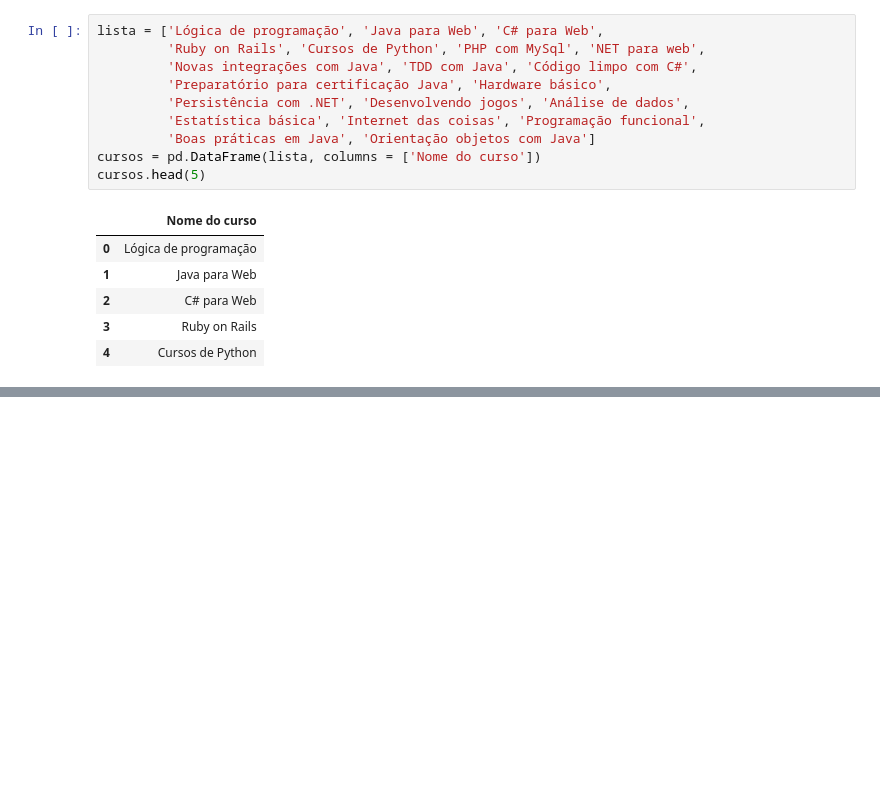
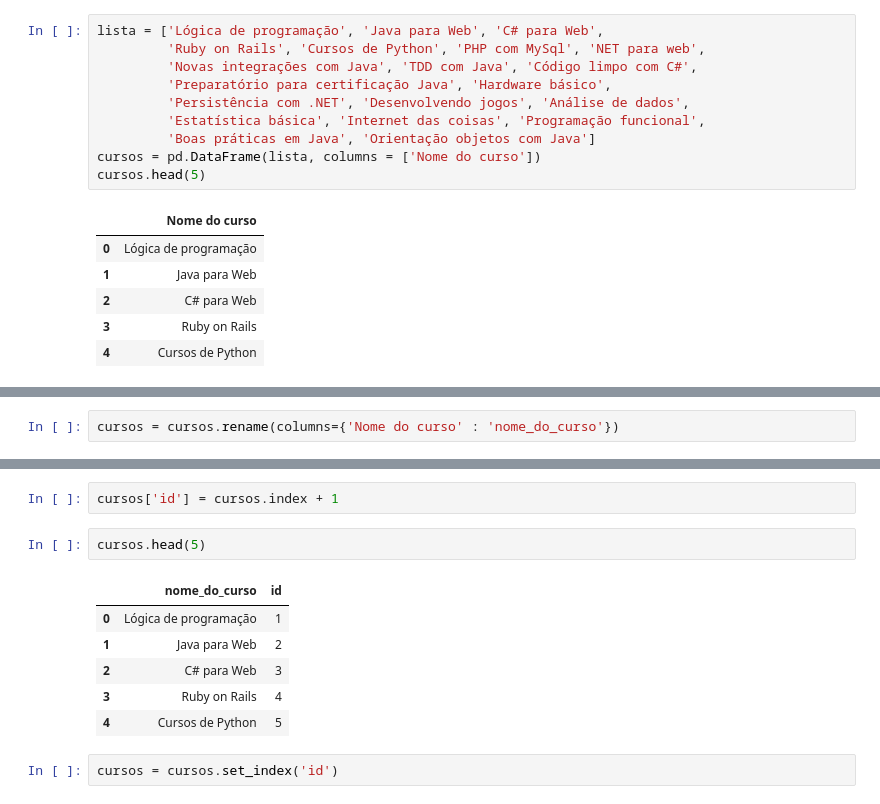
Before and after one commit to GabrielTB1/Pandas-IO, a Jupyter notebook: Pandas_IO.ipynb, the cells around one changed output, grey strips where cells are left out. Drawn from its saved outputs; the diff is of its cells as text; blank space fills up the shorter version.

Commit message:
Alterando Index

```diff
--- a/Pandas_IO.ipynb
+++ b/Pandas_IO.ipynb
@@ -124,0 +127,2 @@ cursos.head(5)
+# %%
+cursos = cursos.rename(columns={'Nome do curso' : 'nome_do_curso'})
@@ -124,0 +138,13 @@ cursos.head(5)
+# %%
+cursos['id'] = cursos.index + 1
+# %%
+cursos.head(5)
+# %% [output]
+|  | nome_do_curso | id |
+| 0 | Lógica de programação | 1 |
+| 1 | Java para Web | 2 |
+| 2 | C# para Web | 3 |
+| 3 | Ruby on Rails | 4 |
+| 4 | Cursos de Python | 5 |
+# %%
+cursos = cursos.set_index('id')
```
Also changed, not shown: parts of 7 cells of this notebook.
